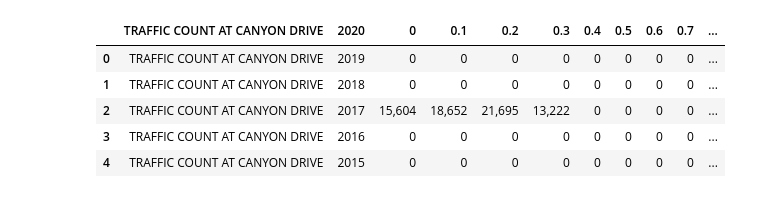
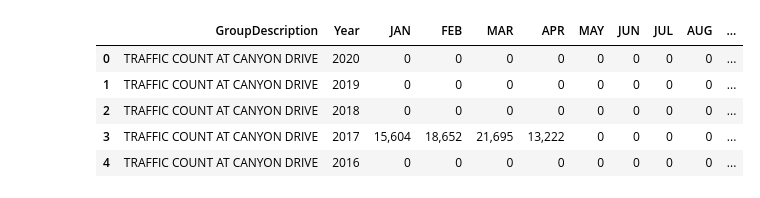
Before and after one commit to pmhu4242/ETL-Project, a Jupyter notebook: np_data_project_2.ipynb, the cells around one changed output. Drawn from its saved outputs; the diff is of its cells as text; code cells hidden in the pictures.

```diff
--- a/np_data_project_2.ipynb
+++ b/np_data_project_2.ipynb
@@ -492,12 +524,12 @@ yosemite.head()
 | 4 | TRAFFIC COUNT AT ARCH ROCK | 2016 | 21,728 | 26,196 | 32,769 | 38,821 | 52,689 | 58,480 | 60,143 | 54,744 | ... |
 # %%
 path=os.path.join("Resources", "zion.csv")
-zion = pd.read_csv(path, header=[3], encoding='utf-8', delimiter=",")
+zion = pd.read_csv(path, header=[2], encoding='utf-8', delimiter=",")
 zion.head()
 # %% [output]
-|  | TRAFFIC COUNT AT CANYON DRIVE | 2020 | 0 | 0.1 | 0.2 | 0.3 | 0.4 | 0.5 | 0.6 | 0.7 | ... |
-| 0 | TRAFFIC COUNT AT CANYON DRIVE | 2019 | 0 | 0 | 0 | 0 | 0 | 0 | 0 | 0 | ... |
-| 1 | TRAFFIC COUNT AT CANYON DRIVE | 2018 | 0 | 0 | 0 | 0 | 0 | 0 | 0 | 0 | ... |
-| 2 | TRAFFIC COUNT AT CANYON DRIVE | 2017 | 15,604 | 18,652 | 21,695 | 13,222 | 0 | 0 | 0 | 0 | ... |
-| 3 | TRAFFIC COUNT AT CANYON DRIVE | 2016 | 0 | 0 | 0 | 0 | 0 | 0 | 0 | 0 | ... |
-| 4 | TRAFFIC COUNT AT CANYON DRIVE | 2015 | 0 | 0 | 0 | 0 | 0 | 0 | 0 | 0 | ... |
+|  | GroupDescription | Year | JAN | FEB | MAR | APR | MAY | JUN | JUL | AUG | ... |
+| 0 | TRAFFIC COUNT AT CANYON DRIVE | 2020 | 0 | 0 | 0 | 0 | 0 | 0 | 0 | 0 | ... |
+| 1 | TRAFFIC COUNT AT CANYON DRIVE | 2019 | 0 | 0 | 0 | 0 | 0 | 0 | 0 | 0 | ... |
+| 2 | TRAFFIC COUNT AT CANYON DRIVE | 2018 | 0 | 0 | 0 | 0 | 0 | 0 | 0 | 0 | ... |
+| 3 | TRAFFIC COUNT AT CANYON DRIVE | 2017 | 15,604 | 18,652 | 21,695 | 13,222 | 0 | 0 | 0 | 0 | ... |
+| 4 | TRAFFIC COUNT AT CANYON DRIVE | 2016 | 0 | 0 | 0 | 0 | 0 | 0 | 0 | 0 | ... |
```
Also changed, not shown: parts of 83 cells of this notebook.
